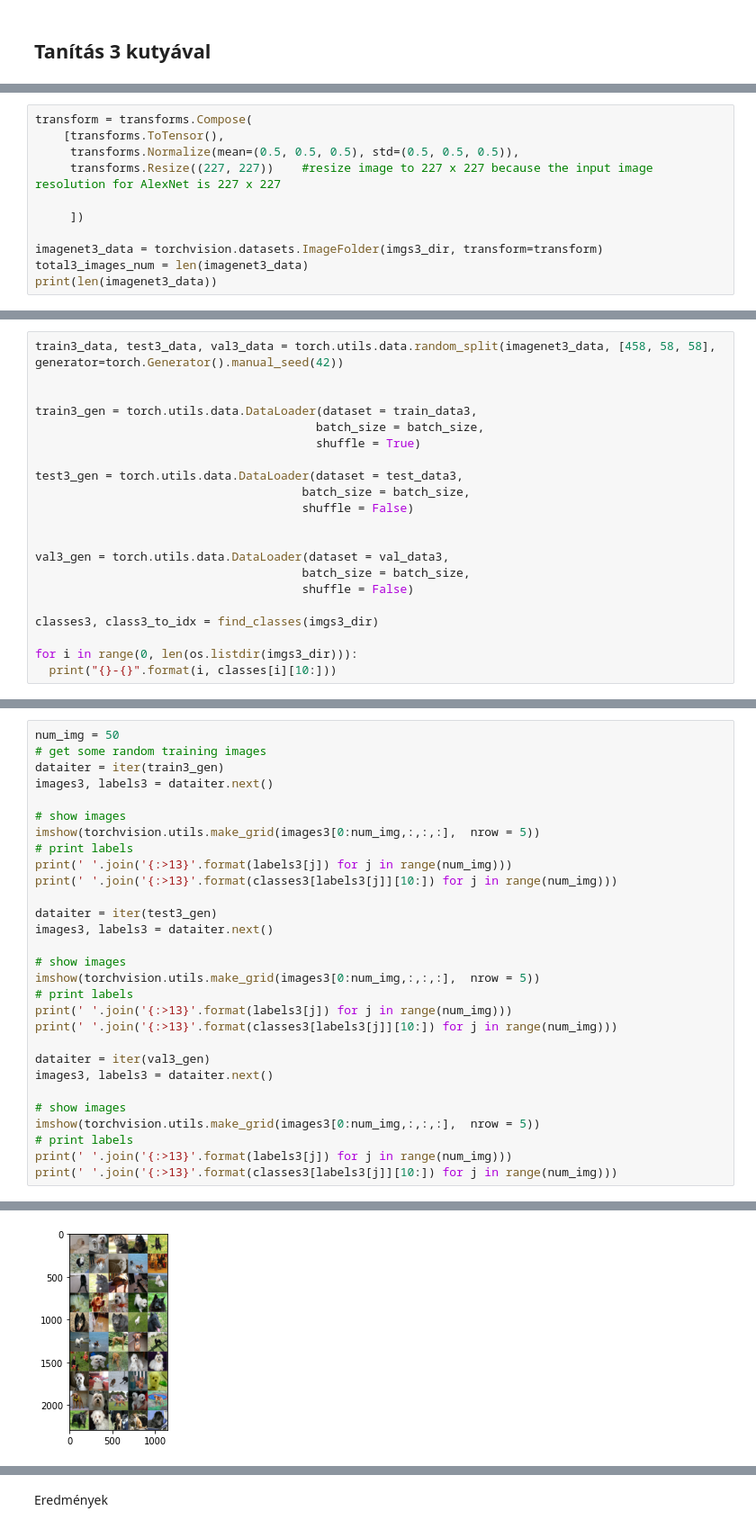
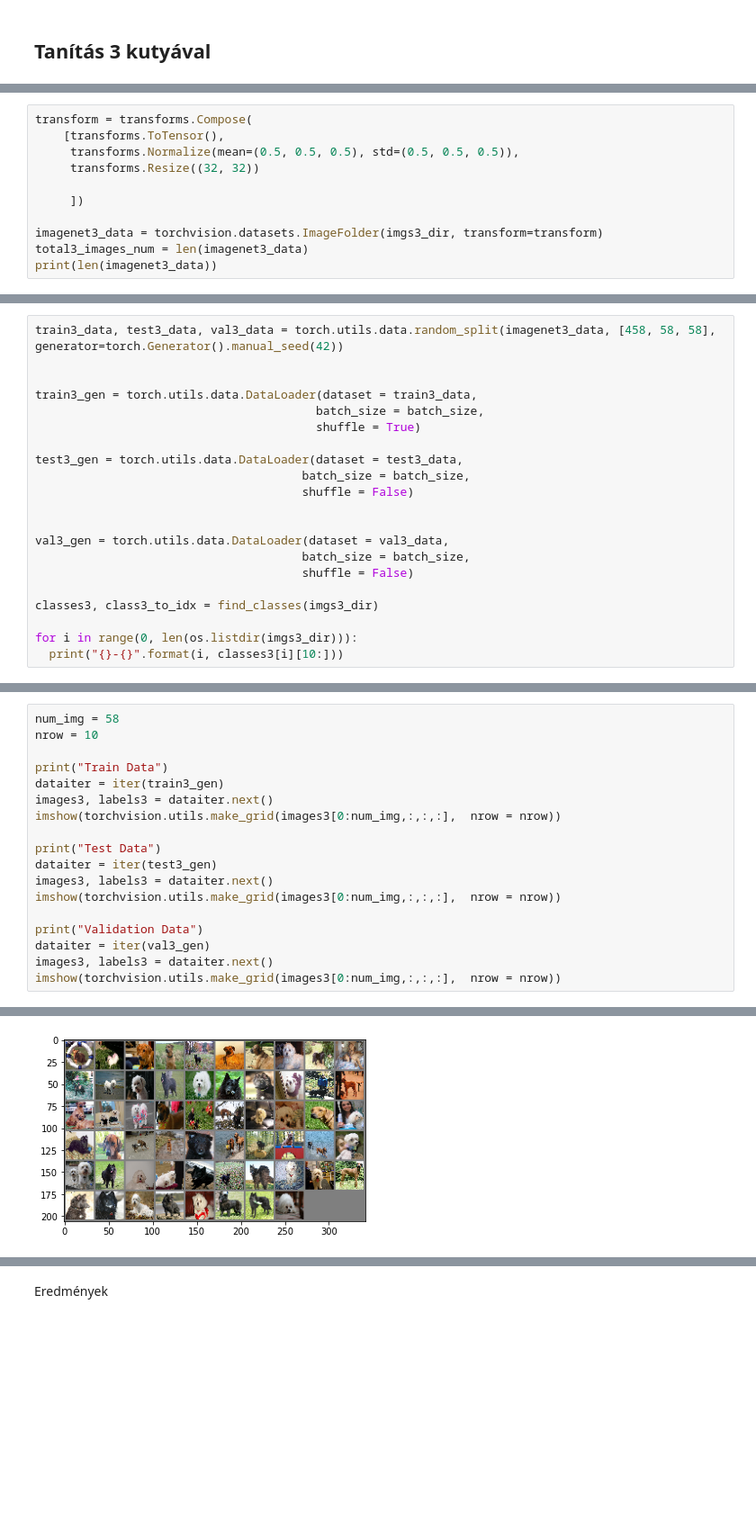
Before and after one commit to vircsinger625/Onlab_2020_2, a Jupyter notebook: Önlab_3Kutya_StanfordDogsDataset.ipynb, the cells around one changed output, grey strips where cells are left out. Shown at 90% size. Drawn from its saved outputs; the diff is of its cells as text; blank space fills up the shorter version.

Commit message:
3Kutyás tanítás  PyTorch_cifar10_tutorial alapján

```diff
--- a/Önlab_3Kutya_StanfordDogsDataset.ipynb
+++ b/Önlab_3Kutya_StanfordDogsDataset.ipynb
@@ -186,7 +213,7 @@ imgs3_dir = '/home/StanfordDogsDataset/dog3_Images'
 transform = transforms.Compose(
     [transforms.ToTensor(),
      transforms.Normalize(mean=(0.5, 0.5, 0.5), std=(0.5, 0.5, 0.5)),
-     transforms.Resize((227, 227))    #resize image to 227 x 227 because the input image resolution for AlexNet is 227 x 227
+     transforms.Resize((32, 32))
 
      ])
 
@@ -197,20 +226,20 @@ print(len(imagenet3_data))
 train3_data, test3_data, val3_data = torch.utils.data.random_split(imagenet3_data, [458, 58, 58], generator=torch.Generator().manual_seed(42))
 
 
-train3_gen = torch.utils.data.DataLoader(dataset = train_data3,
+train3_gen = torch.utils.data.DataLoader(dataset = train3_data,
                                         batch_size = batch_size,
                                         shuffle = True)
 
-test3_gen = torch.utils.data.DataLoader(dataset = test_data3,
+test3_gen = torch.utils.data.DataLoader(dataset = test3_data,
                                       batch_size = batch_size,
                                       shuffle = False)
 
 
-val3_gen = torch.utils.data.DataLoader(dataset = val_data3,
+val3_gen = torch.utils.data.DataLoader(dataset = val3_data,
                                       batch_size = batch_size,
                                       shuffle = False)
 
 classes3, class3_to_idx = find_classes(imgs3_dir)
 
 for i in range(0, len(os.listdir(imgs3_dir))):
-  print("{}-{}".format(i, classes[i][10:]))
+  print("{}-{}".format(i, classes3[i][10:]))
@@ -217,30 +250,19 @@ for i in range(0, len(os.listdir(imgs3_dir))):
 # %%
-num_img = 50
-# get some random training images
+num_img = 58
+nrow = 10
+
+print("Train Data")
 dataiter = iter(train3_gen)
 images3, labels3 = dataiter.next()
+imshow(torchvision.utils.make_grid(images3[0:num_img,:,:,:],  nrow = nrow))
 
-# show images
-imshow(torchvision.utils.make_grid(images3[0:num_img,:,:,:],  nrow = 5))
-# print labels
-print(' '.join('{:>13}'.format(labels3[j]) for j in range(num_img)))
-print(' '.join('{:>13}'.format(classes3[labels3[j]][10:]) for j in range(num_img)))
-
+print("Test Data")
 dataiter = iter(test3_gen)
 images3, labels3 = dataiter.next()
+imshow(torchvision.utils.make_grid(images3[0:num_img,:,:,:],  nrow = nrow))
 
-# show images
-imshow(torchvision.utils.make_grid(images3[0:num_img,:,:,:],  nrow = 5))
-# print labels
-print(' '.join('{:>13}'.format(labels3[j]) for j in range(num_img)))
-print(' '.join('{:>13}'.format(classes3[labels3[j]][10:]) for j in range(num_img)))
-
+print("Validation Data")
 dataiter = iter(val3_gen)
 images3, labels3 = dataiter.next()
-
-# show images
-imshow(torchvision.utils.make_grid(images3[0:num_img,:,:,:],  nrow = 5))
-# print labels
-print(' '.join('{:>13}'.format(labels3[j]) for j in range(num_img)))
-print(' '.join('{:>13}'.format(classes3[labels3[j]][10:]) for j in range(num_img)))
+imshow(torchvision.utils.make_grid(images3[0:num_img,:,:,:],  nrow = nrow))
 # %% [output]
@@ -248 +270 @@ Clipping input data to the valid range for imshow with RGB data ([0..1] for floa
-[figure, old version]
+[figure, new version]
```
Also changed, not shown: parts of 24 cells of this notebook.
